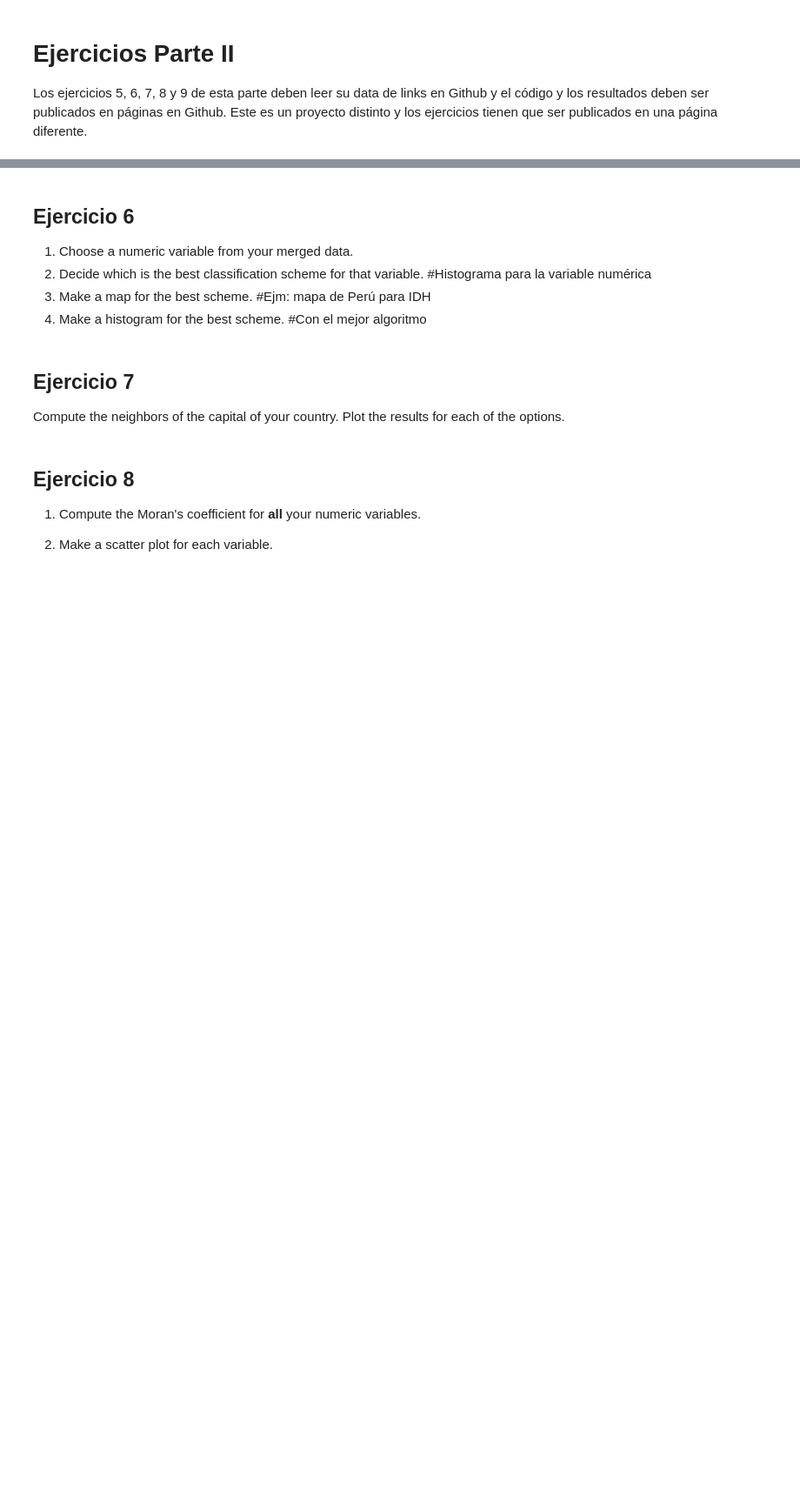
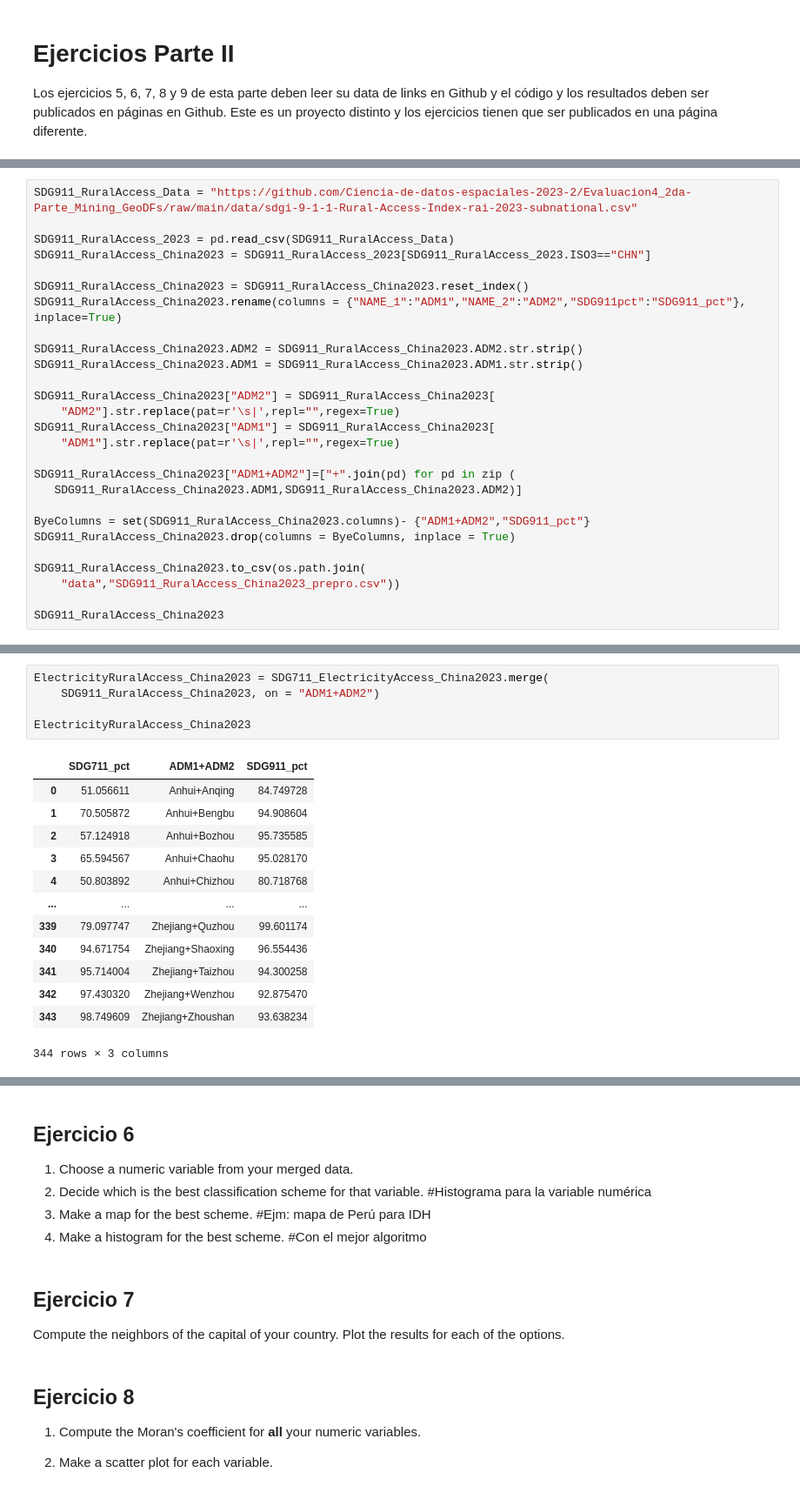
Before and after one commit to Ciencia-de-datos-espaciales-2023-2/Evaluacion4_2da-Parte_Mining_GeoDFs, a Jupyter notebook: Prepro_Evaluación#4_2da-Parte_Mining_GeoDFs.ipynb, the cells around one changed output, grey strips where cells are left out. Shown: that part at 87% size. Saved outputs shown, nothing was run; the diff lists cells and outputs as text; blank space fills up the shorter version.

```diff
--- a/Prepro_Evaluación#4_2da-Parte_Mining_GeoDFs.ipynb
+++ b/Prepro_Evaluación#4_2da-Parte_Mining_GeoDFs.ipynb
@@ -17,0 +149,27 @@ Se trabajará con las subdivisiones a nivel de prefecturas
+# %%
+SDG911_RuralAccess_Data = "https://github.com/Ciencia-de-datos-espaciales-2023-2/Evaluacion4_2da-Parte_Mining_GeoDFs/raw/main/data/sdgi-9-1-1-Rural-Access-Index-rai-2023-subnational.csv"
+
+SDG911_RuralAccess_2023 = pd.read_csv(SDG911_RuralAccess_Data)
+SDG911_RuralAccess_China2023 = SDG911_RuralAccess_2023[SDG911_RuralAccess_2023.ISO3=="CHN"]
+
+SDG911_RuralAccess_China2023 = SDG911_RuralAccess_China2023.reset_index()
+SDG911_RuralAccess_China2023.rename(columns = {"NAME_1":"ADM1","NAME_2":"ADM2","SDG911pct":"SDG911_pct"}, inplace=True)
+
+SDG911_RuralAccess_China2023.ADM2 = SDG911_RuralAccess_China2023.ADM2.str.strip()
+SDG911_RuralAccess_China2023.ADM1 = SDG911_RuralAccess_China2023.ADM1.str.strip()
+
+SDG911_RuralAccess_China2023["ADM2"] = SDG911_RuralAccess_China2023[
+    "ADM2"].str.replace(pat=r'\s|',repl="",regex=True)
+SDG911_RuralAccess_China2023["ADM1"] = SDG911_RuralAccess_China2023[
+    "ADM1"].str.replace(pat=r'\s|',repl="",regex=True)
+
+SDG911_RuralAccess_China2023["ADM1+ADM2"]=["+".join(pd) for pd in zip (
+   SDG911_RuralAccess_China2023.ADM1,SDG911_RuralAccess_China2023.ADM2)]
+
+ByeColumns = set(SDG911_RuralAccess_China2023.columns)- {"ADM1+ADM2","SDG911_pct"}
+SDG911_RuralAccess_China2023.drop(columns = ByeColumns, inplace = True)
+
+SDG911_RuralAccess_China2023.to_csv(os.path.join(
+    "data","SDG911_RuralAccess_China2023_prepro.csv"))
+
+SDG911_RuralAccess_China2023
@@ -17,0 +203,19 @@ Se trabajará con las subdivisiones a nivel de prefecturas
+# %%
+ElectricityRuralAccess_China2023 = SDG711_ElectricityAccess_China2023.merge(
+    SDG911_RuralAccess_China2023, on = "ADM1+ADM2")
+
+ElectricityRuralAccess_China2023
+# %% [output]
+|  | SDG711_pct | ADM1+ADM2 | SDG911_pct |
+| 0 | 51.056611 | Anhui+Anqing | 84.749728 |
+| 1 | 70.505872 | Anhui+Bengbu | 94.908604 |
+| 2 | 57.124918 | Anhui+Bozhou | 95.735585 |
+| 3 | 65.594567 | Anhui+Chaohu | 95.028170 |
+| 4 | 50.803892 | Anhui+Chizhou | 80.718768 |
+| ... | ... | ... | ... |
+| 339 | 79.097747 | Zhejiang+Quzhou | 99.601174 |
+| 340 | 94.671754 | Zhejiang+Shaoxing | 96.554436 |
+| 341 | 95.714004 | Zhejiang+Taizhou | 94.300258 |
+| 342 | 97.430320 | Zhejiang+Wenzhou | 92.875470 |
+| 343 | 98.749609 | Zhejiang+Zhoushan | 93.638234 |
+344 rows × 3 columns
```
Also changed, not shown: parts of 40 cells of this notebook, 4 other files.
